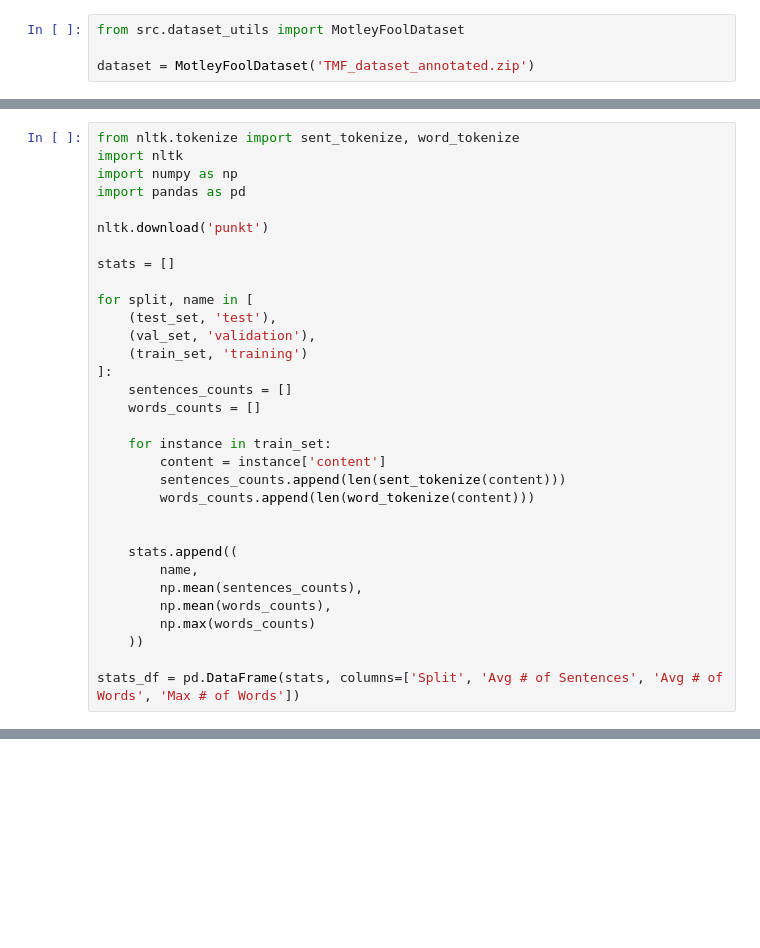
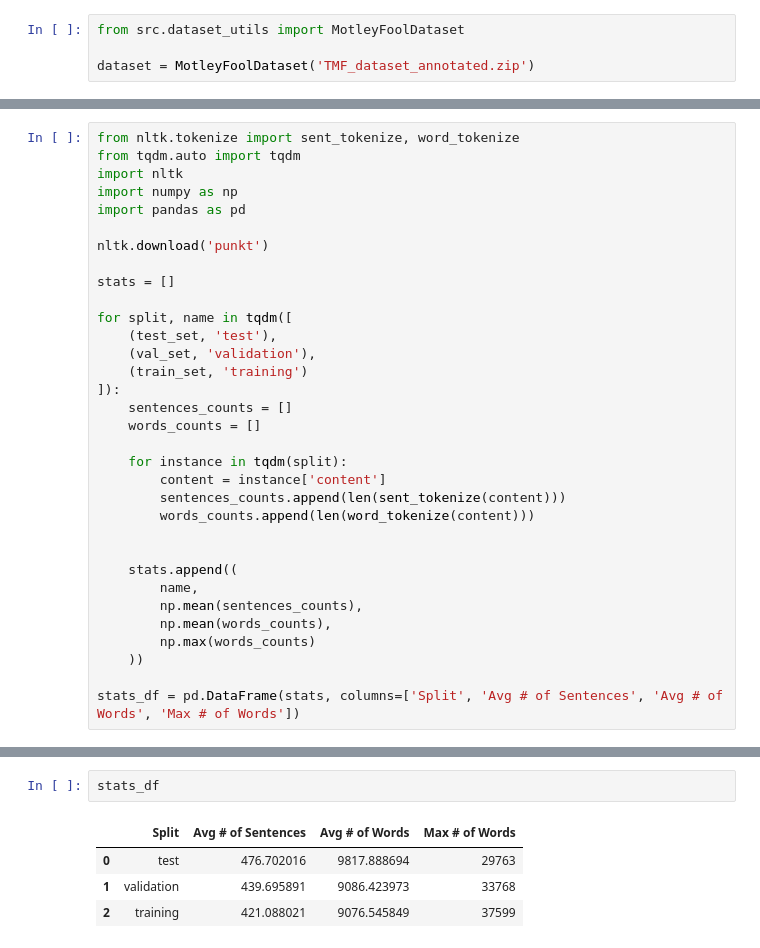
Before and after one commit to MichelCarroll/COMP550_Project, a Jupyter notebook: dataset stats for report.ipynb, the cells around one changed output, grey strips where cells are left out. Saved outputs shown, nothing was run; the diff lists cells and outputs as text; blank space fills up the shorter version.

```diff
--- a/dataset stats for report.ipynb
+++ b/dataset stats for report.ipynb
@@ -11,5 +13,6 @@ len(test_set), len(val_set), len(train_set)
 # %%
 from nltk.tokenize import sent_tokenize, word_tokenize
+from tqdm.auto import tqdm
 import nltk
 import numpy as np
 import pandas as pd
@@ -18,15 +21,15 @@ nltk.download('punkt')
 
 stats = []
 
-for split, name in [
+for split, name in tqdm([
     (test_set, 'test'),
     (val_set, 'validation'),
     (train_set, 'training')
-]:
+]):
     sentences_counts = []
     words_counts = []
 
-    for instance in train_set:
+    for instance in tqdm(split):
         content = instance['content']
         sentences_counts.append(len(sent_tokenize(content)))
         words_counts.append(len(word_tokenize(content)))
@@ -46,0 +50,7 @@ stats_df = pd.DataFrame(stats, columns=['Split', 'Avg # of Sentences', 'Avg # of
+# %%
+stats_df
+# %% [output]
+|  | Split | Avg # of Sentences | Avg # of Words | Max # of Words |
+| 0 | test | 476.702016 | 9817.888694 | 29763 |
+| 1 | validation | 439.695891 | 9086.423973 | 33768 |
+| 2 | training | 421.088021 | 9076.545849 | 37599 |
```
Also changed, not shown: parts of 3 cells of this notebook, 13 other files.
